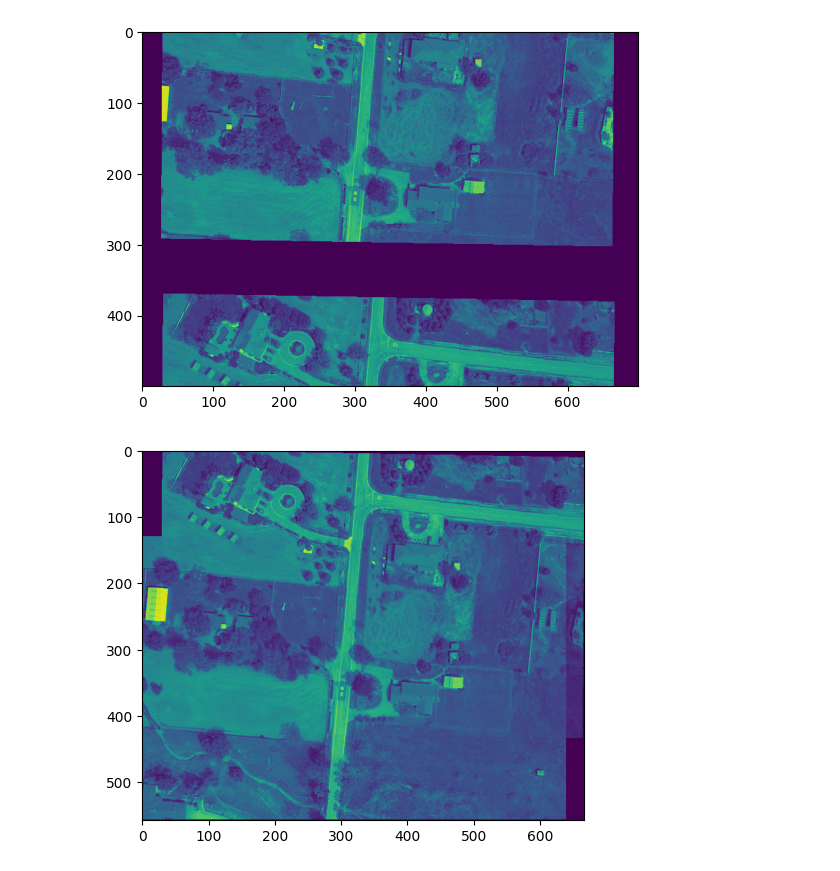
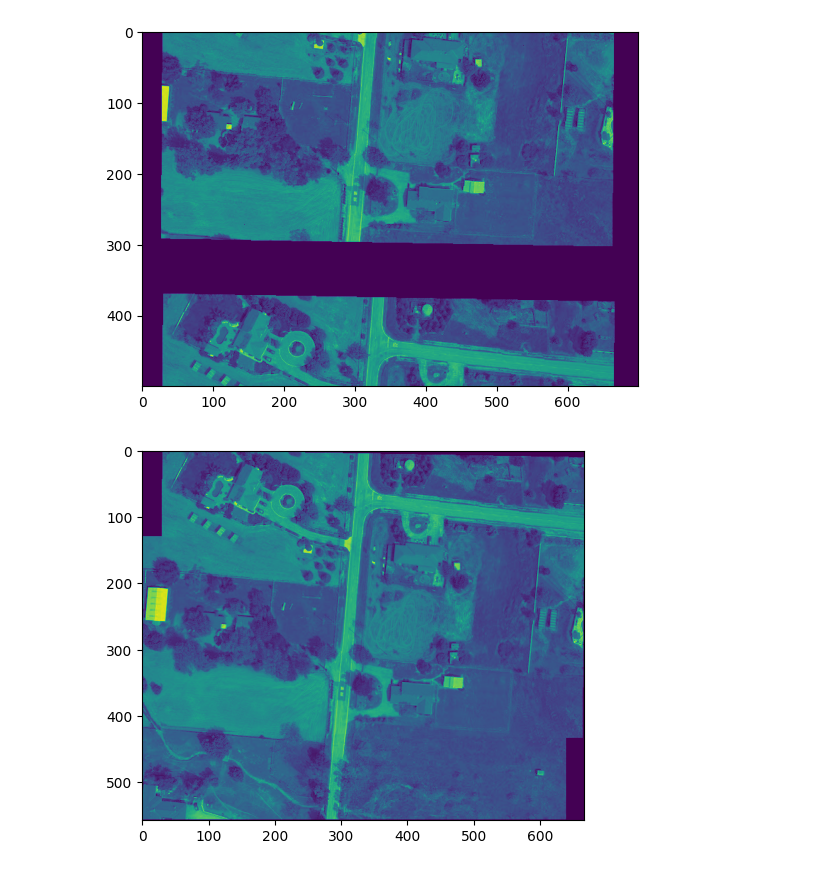
Before and after one commit to wgsxm/Computer-Vision-2023-fall-PKU, a Jupyter notebook: test.ipynb, the cells around one changed output. Saved outputs shown, nothing was run; the diff lists cells and outputs as text; code cells hidden in the pictures.

```diff
--- a/test.ipynb
+++ b/test.ipynb
@@ -294,9 +294,7 @@ def stitch_blend(img_1, img_2, est_homo):
         endx_1 = int(max(endx_1,modified_corner[0]))
         starty_1 = int(min(starty_1,modified_corner[1]))
         endy_1 = int(max(endy_1,modified_corner[1]))
-    startx_2,starty_2,endx_2,endy_2=0,0,img_2.shape[0],img_2.shape[1]
-    if endx_1<=0 or endy_1<=0:
-        raise RuntimeError("match failed") #意味着没有重合的区域
+    startx_2,starty_2,endx_2,endy_2=0,0,WIDTH_2,HEIGHT_2
     if startx_1<0: #平移图像
         startx_2-=startx_1
         endx_2-=startx_1
@@ -310,32 +308,32 @@ def stitch_blend(img_1, img_2, est_homo):
     EST_WIDTH = max(endx_1,endx_2)+1
     EST_HEIGHT = max(endy_1,endy_2)+1
     est_img = np.zeros((EST_WIDTH,EST_HEIGHT))
     # 写一个函数来确定点是否在重合的区域中，逆矩阵
     def is_inside(point):
         modified_point = homo_inverse@point
         modified_point = modified_point / modified_point[2]
         return (0<modified_point[0]<WIDTH_1 and 0<modified_point[1]<HEIGHT_1),modified_point
     # 先画img2
     for i in range(WIDTH_2):
         for j in range(HEIGHT_2):
             x,y=startx_2+i,starty_2+j
             if is_inside([x+startx_1,y+starty_1,1])[0]:
                 est_img[x,y] = img_2[i,j]*ALPHA
             else:
                 est_img[x,y] = img_2[i,j]
     # 然后画img1,这里可能需要插值，先不插
     for i in range(EST_WIDTH):
         for j in range(EST_HEIGHT):
             flag, target = is_inside([i+startx_1,j+starty_1,1])
             if flag:
                 x,y=int(target[0]),int(target[1])
                 # 如果在img2中
-                if startx_2<x<endx_2 and starty_2<y<endy_2:
+                if startx_2<i<endx_2 and starty_2<j<endy_2:
                     est_img[i,j]+=img_1[x,y]*(1-ALPHA)
                 else:
                     est_img[i,j] = img_1[x,y]
     return est_img
 plt.imshow(stitch_blend(image,image_2,test))
 plt.show()
 # %% [output]
-[figure, old version]
+[figure, new version]
```
